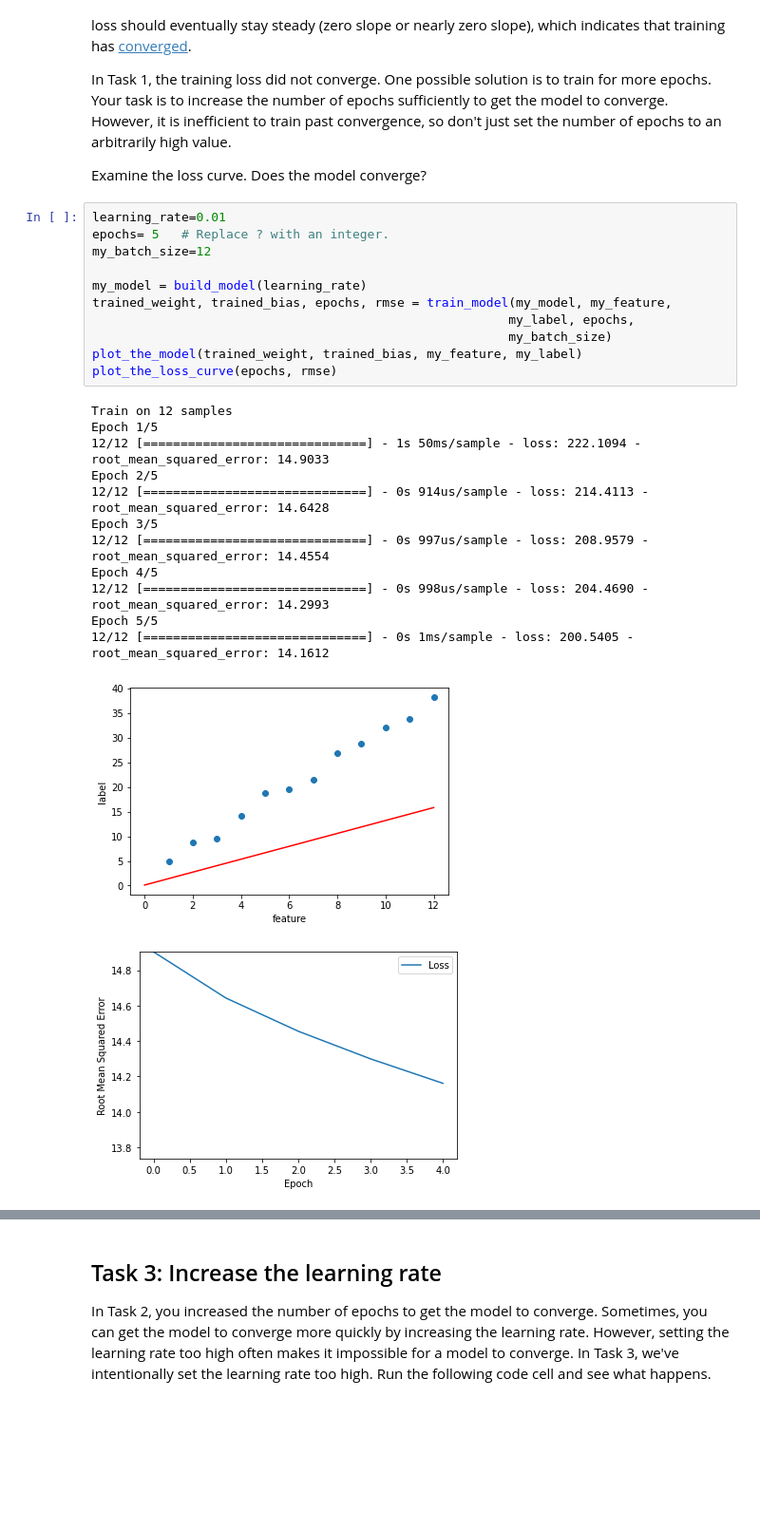
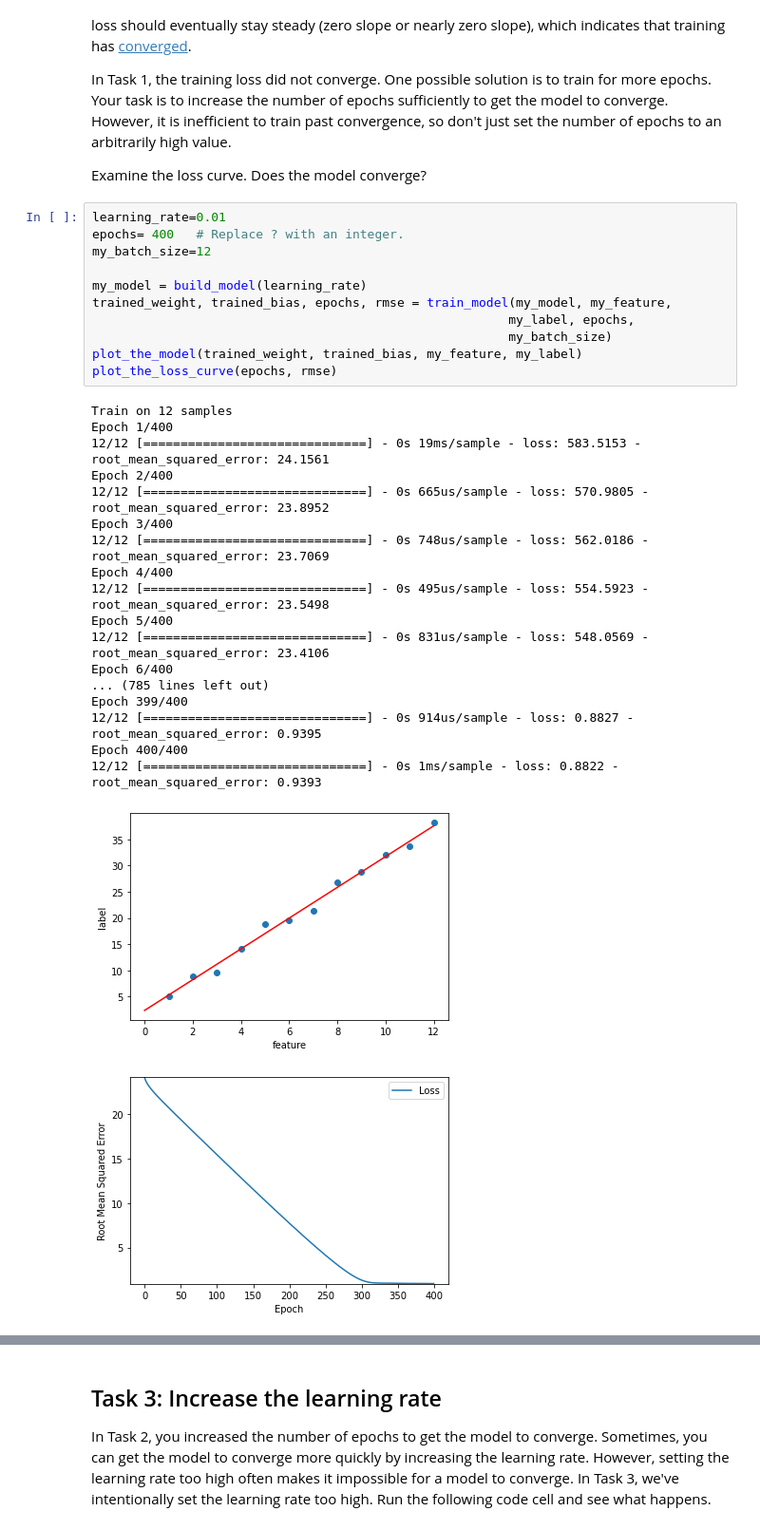
Before and after one commit to Chris-Chapa/MACHINE-LEARNING-CRASH-COURSE, a Jupyter notebook: ml/cc/exercises/linear_regression_with_synthetic_data.ipynb, the cells around one changed output, grey strips where cells are left out. Shown at 95% size. Drawn from its saved outputs; the diff is of its cells as text; blank space fills up the shorter version.

```diff
--- a/ml/cc/exercises/linear_regression_with_synthetic_data.ipynb
+++ b/ml/cc/exercises/linear_regression_with_synthetic_data.ipynb
@@ -249,29 +249,35 @@ In Task 1, the training loss did not converge. One possible solution is to train
 Examine the loss curve. Does the model converge?
 # %%
 learning_rate=0.01
-epochs= 5   # Replace ? with an integer.
+epochs= 400   # Replace ? with an integer.
 my_batch_size=12
 
 my_model = build_model(learning_rate)
 trained_weight, trained_bias, epochs, rmse = train_model(my_model, my_feature,
                                                         my_label, epochs,
                                                         my_batch_size)
 plot_the_model(trained_weight, trained_bias, my_feature, my_label)
 plot_the_loss_curve(epochs, rmse)
 # %% [output]
 Train on 12 samples
-Epoch 1/5
-12/12 [==============================] - 1s 50ms/sample - loss: 222.1094 - root_mean_squared_error: 14.9033
-Epoch 2/5
-12/12 [==============================] - 0s 914us/sample - loss: 214.4113 - root_mean_squared_error: 14.6428
-Epoch 3/5
-12/12 [==============================] - 0s 997us/sample - loss: 208.9579 - root_mean_squared_error: 14.4554
-Epoch 4/5
-12/12 [==============================] - 0s 998us/sample - loss: 204.4690 - root_mean_squared_error: 14.2993
-Epoch 5/5
-12/12 [==============================] - 0s 1ms/sample - loss: 200.5405 - root_mean_squared_error: 14.1612
+Epoch 1/400
+12/12 [==============================] - 0s 19ms/sample - loss: 583.5153 - root_mean_squared_error: 24.1561
+Epoch 2/400
+12/12 [==============================] - 0s 665us/sample - loss: 570.9805 - root_mean_squared_error: 23.8952
+Epoch 3/400
+12/12 [==============================] - 0s 748us/sample - loss: 562.0186 - root_mean_squared_error: 23.7069
+Epoch 4/400
+12/12 [==============================] - 0s 495us/sample - loss: 554.5923 - root_mean_squared_error: 23.5498
+Epoch 5/400
+12/12 [==============================] - 0s 831us/sample - loss: 548.0569 - root_mean_squared_error: 23.4106
+Epoch 6/400
+... (785 lines left out)
+Epoch 399/400
+12/12 [==============================] - 0s 914us/sample - loss: 0.8827 - root_mean_squared_error: 0.9395
+Epoch 400/400
+12/12 [==============================] - 0s 1ms/sample - loss: 0.8822 - root_mean_squared_error: 0.9393
-[figure, old version]
+[figure, new version]
-[figure, old version]
+[figure, new version]
 # %%
 #@title Double-click to view a possible solution
 learning_rate=0.01
```
Also changed, not shown: parts of 7 cells of this notebook, 1 other file.
